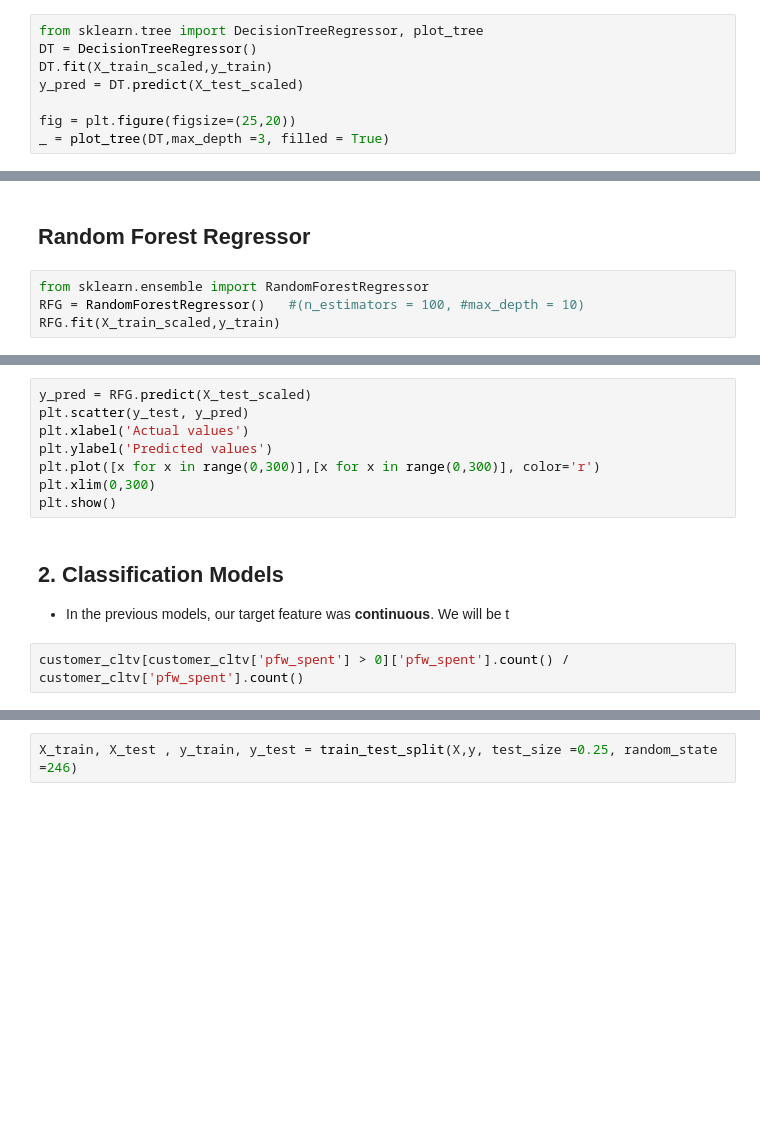
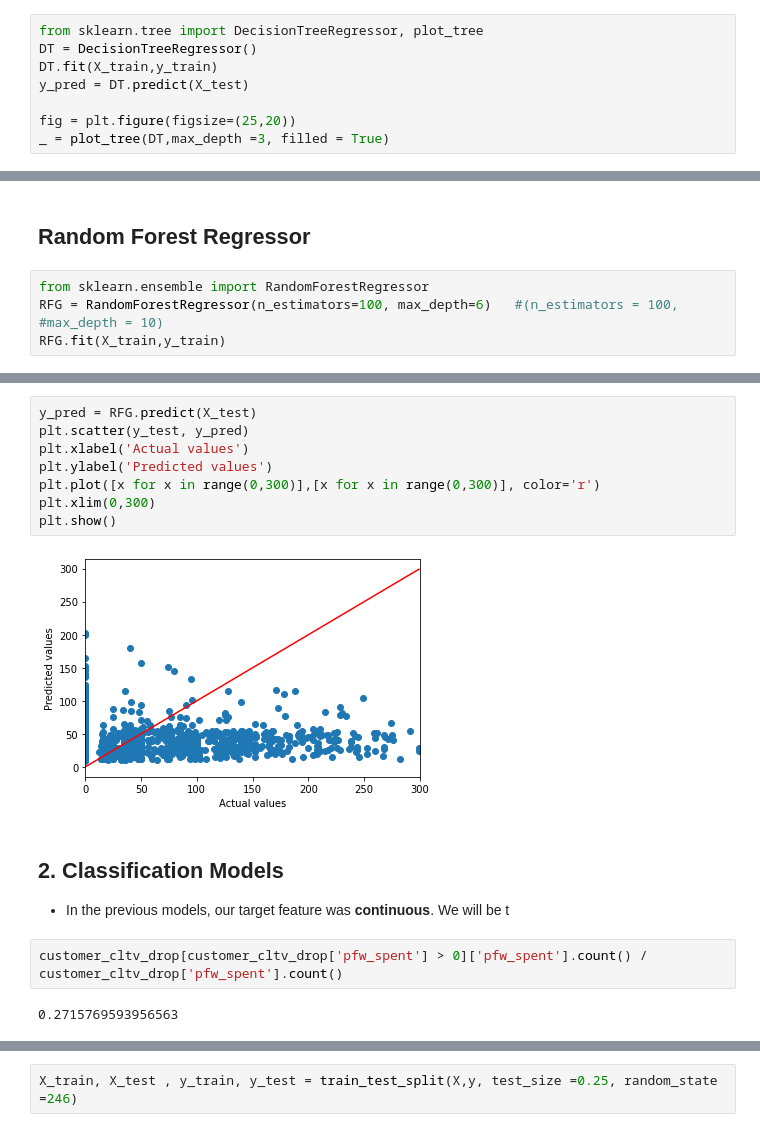
Before and after one commit to benjaminbellman/Shopify_CLTV_Machine_Learning, a Jupyter notebook: 4.Modelling/Modelling.ipynb, the cells around one changed output, grey strips where cells are left out. Saved outputs shown, nothing was run; the diff lists cells and outputs as text; blank space fills up the shorter version.

```diff
--- a/4.Modelling/Modelling.ipynb
+++ b/4.Modelling/Modelling.ipynb
@@ -108,8 +164,8 @@ plt.show()
 # %%
 from sklearn.tree import DecisionTreeRegressor, plot_tree
 DT = DecisionTreeRegressor()
-DT.fit(X_train_scaled,y_train)
-y_pred = DT.predict(X_test_scaled)
+DT.fit(X_train,y_train)
+y_pred = DT.predict(X_test)
 
 fig = plt.figure(figsize=(25,20))
 _ = plot_tree(DT,max_depth =3, filled = True)
@@ -119,5 +175,5 @@ _ = plot_tree(DT,max_depth =3, filled = True)
 ## Random Forest Regressor
 # %%
 from sklearn.ensemble import RandomForestRegressor
-RFG = RandomForestRegressor()   #(n_estimators = 100, #max_depth = 10)
-RFG.fit(X_train_scaled,y_train)
+RFG = RandomForestRegressor(n_estimators=100, max_depth=6)   #(n_estimators = 100, #max_depth = 10)
+RFG.fit(X_train,y_train)
@@ -124,14 +188,18 @@ RFG.fit(X_train_scaled,y_train)
 # %%
-y_pred = RFG.predict(X_test_scaled)
+y_pred = RFG.predict(X_test)
 plt.scatter(y_test, y_pred)
 plt.xlabel('Actual values')
 plt.ylabel('Predicted values')
 plt.plot([x for x in range(0,300)],[x for x in range(0,300)], color='r')
 plt.xlim(0,300)
 plt.show()
+# %% [output]
+[figure, added]
 # %% [markdown]
 ## 2. Classification Models
 - In the previous models, our target feature was **continuous**. We will be t
 # %%
-customer_cltv[customer_cltv['pfw_spent'] > 0]['pfw_spent'].count() / customer_cltv['pfw_spent'].count()
+customer_cltv_drop[customer_cltv_drop['pfw_spent'] > 0]['pfw_spent'].count() / customer_cltv_drop['pfw_spent'].count()
+# %% [output]
+0.2715769593956563
 # %%
```
Also changed, not shown: parts of 21 cells of this notebook, 1 other file.
